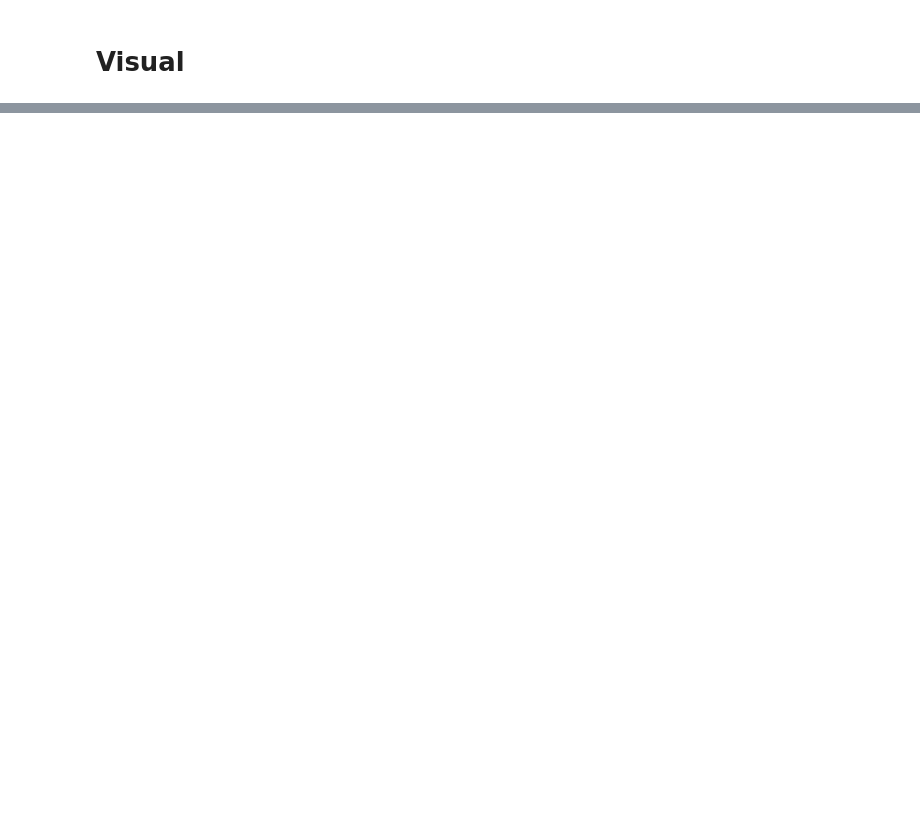
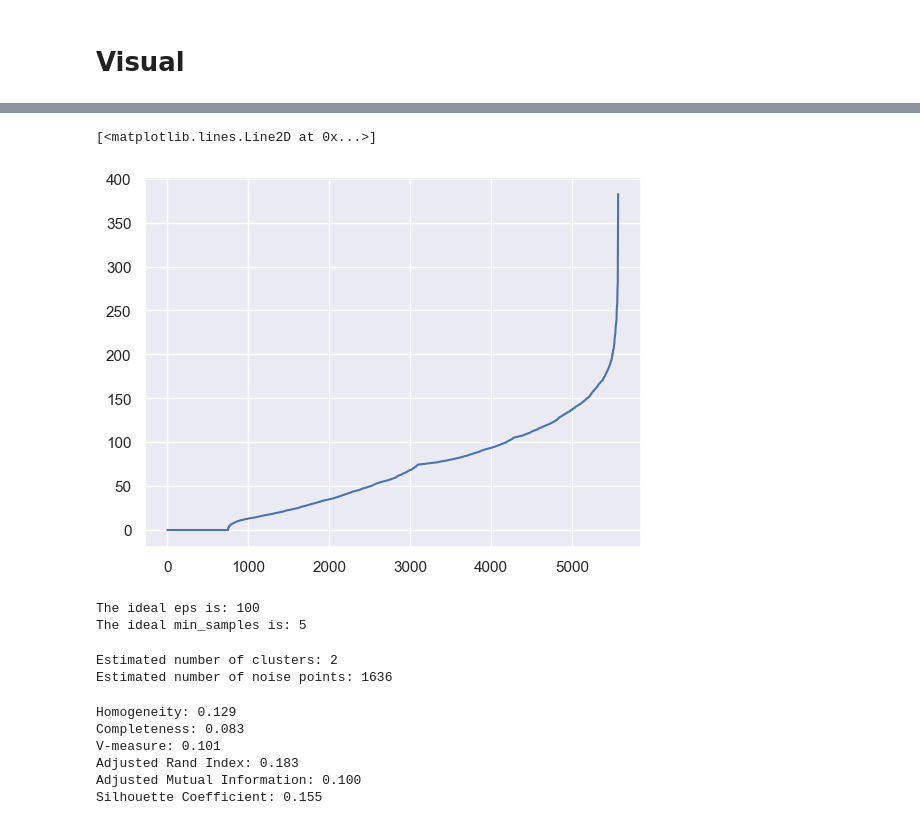
Before and after one commit to brepowell/Spam-Classifier, a Jupyter notebook: spam-classifier.ipynb, the cells around one changed output, grey strips where cells are left out. Drawn from its saved outputs; the diff is of its cells as text; code cells hidden in the pictures; blank space fills up the shorter version.

Commit message:
DBCAN works, with poor metric scores

```diff
--- a/spam-classifier.ipynb
+++ b/spam-classifier.ipynb
@@ -296,0 +315,72 @@ y_predict = model.predict(x_test)
+# %%
+# https://towardsdatascience.com/machine-learning-clustering-dbscan-determine-the-optimal-value-for-epsilon-eps-python-example-3100091cfbc
+import numpy as np
+from sklearn.neighbors import NearestNeighbors
+from matplotlib import pyplot as plt
+import seaborn as sns
+sns.set()
+
+neigh = NearestNeighbors(n_neighbors=2) # Computes the distances to all neighbors to help find the ideal eps value
+nbrs = neigh.fit(x)
+distances, indices = nbrs.kneighbors(x)
+# %%
+distances = np.sort(distances, axis=0)
+distances = distances[:,1]
+plt.ylabel("epsilon values")
+plt.plot(distances)
+
+# The ideal value for epsilon will be near the elbow of this graph
+# I will choose to search for values between 100 and 200 to find a good epsilon in the next code section
+# %% [output]
+[<matplotlib.lines.Line2D at 0x...>]
+[figure, added]
+# %%
+from sklearn.cluster import DBSCAN
+from sklearn import metrics
+def find_ideal_eps_and_samples_for_2_clusters():
+    eps = [100, 125, 150, 200]
+    min_samples = [3, 4, 5, 6, 7, 9, 10, 11, 12, 13, 14, 15]
+    for i in eps:
+        for j in min_samples:
+            db = DBSCAN(eps=i, min_samples=j).fit(x)
+            labels = db.labels_
+            n_clusters_ = len(set(labels)) - (1 if -1 in labels else 0)
+            if n_clusters_ == 2:
+                print("The ideal eps is: %d" % i)
+                print("The ideal min_samples is: %d" % j)
+                return db
+
+# Print out the ideal value for eps and for min_samples parameters:
+db = find_ideal_eps_and_samples_for_2_clusters()
+# %% [output]
+The ideal eps is: 100
+The ideal min_samples is: 5
+# %%
+labels = db.labels_
+
+# Number of clusters in labels, ignoring noise if present.
+n_clusters_ = len(set(labels)) - (1 if -1 in labels else 0)
+n_noise_ = list(labels).count(-1)
+
+print("Estimated number of clusters: %d" % n_clusters_)
+print("Estimated number of noise points: %d" % n_noise_)
+# %% [output]
+Estimated number of clusters: 2
+Estimated number of noise points: 1636
+# %%
+print(f"Homogeneity: {metrics.homogeneity_score(y, labels):.3f}")
+print(f"Completeness: {metrics.completeness_score(y, labels):.3f}")
+print(f"V-measure: {metrics.v_measure_score(y, labels):.3f}")
+print(f"Adjusted Rand Index: {metrics.adjusted_rand_score(y, labels):.3f}")
+print(
+    "Adjusted Mutual Information:"
+    f" {metrics.adjusted_mutual_info_score(y, labels):.3f}"
+)
+print(f"Silhouette Coefficient: {metrics.silhouette_score(x, labels):.3f}")
+# %% [output]
+Homogeneity: 0.129
+Completeness: 0.083
+V-measure: 0.101
+Adjusted Rand Index: 0.183
+Adjusted Mutual Information: 0.100
+Silhouette Coefficient: 0.155
```
Also changed, not shown: parts of 9 cells of this notebook.
